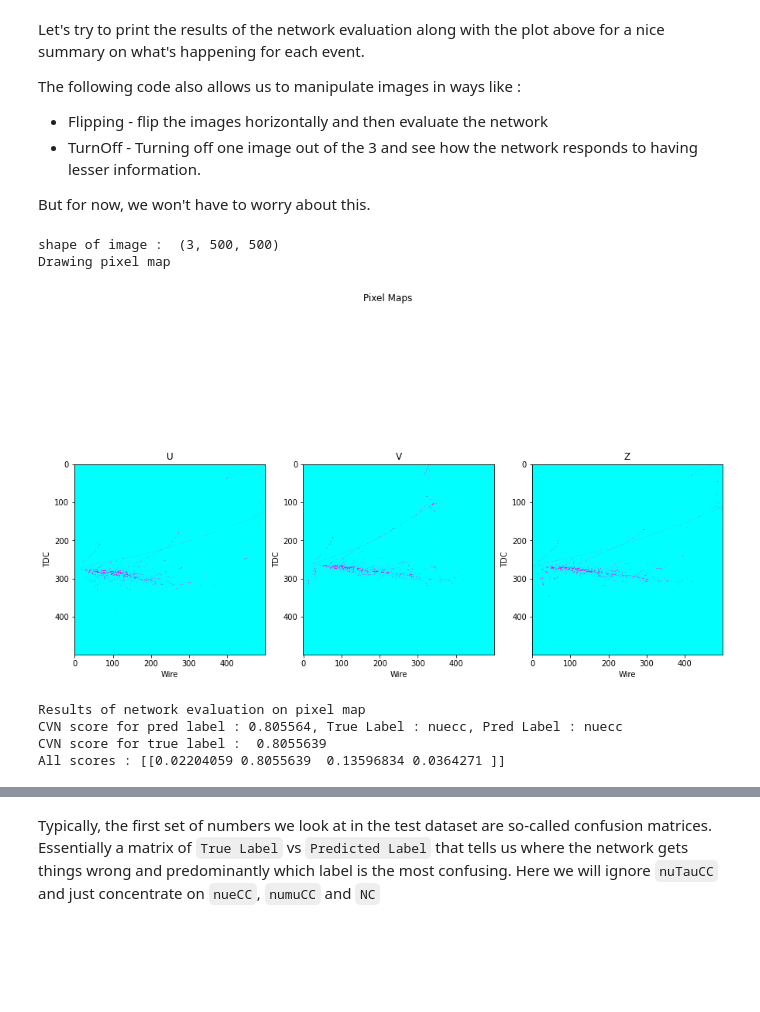
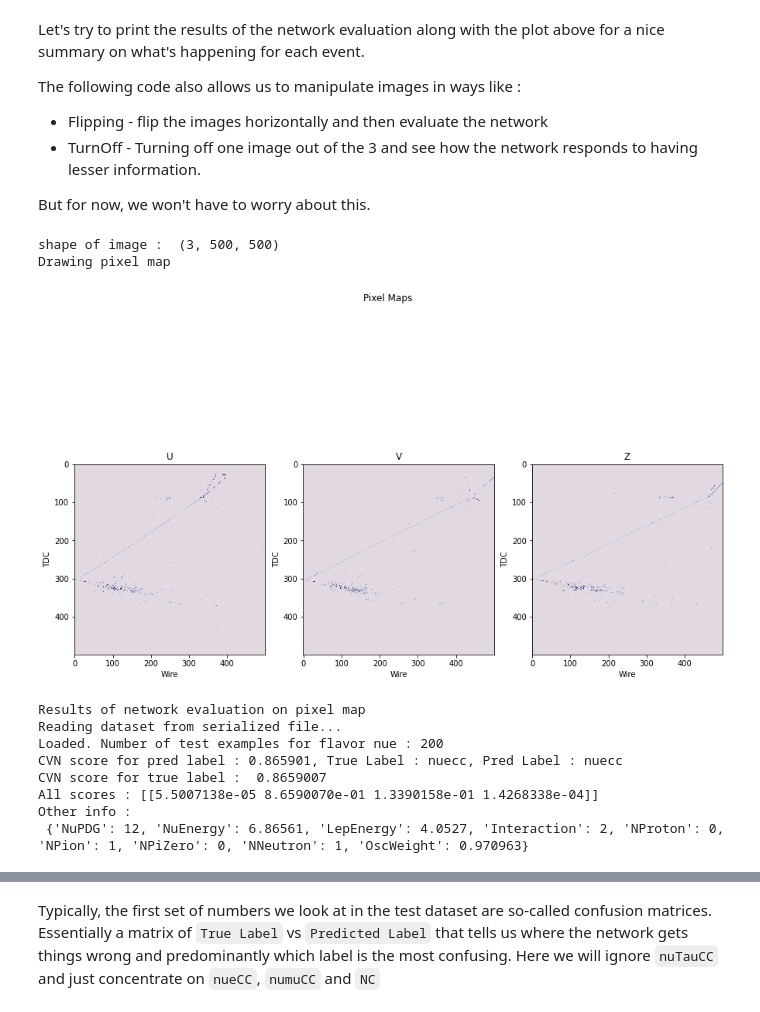
Before and after one commit to nitish-nayak/dune-cvn, a Jupyter notebook: dune_cvn_nusteam.ipynb, the cells around one changed output, grey strips where cells are left out. Saved outputs shown, nothing was run; the diff lists cells and outputs as text; code cells hidden in the pictures; blank space fills up the shorter version.

```diff
--- a/dune_cvn_nusteam.ipynb
+++ b/dune_cvn_nusteam.ipynb
@@ -106,6 +102,22 @@ def get_pixelmap(key, flav): # with a default value
     with open(path+'/event'+key+'.gz', 'rb') as image_file:
         pixels = np.fromstring(zlib.decompress(image_file.read()), dtype=np.uint8, sep='').reshape(3, 500, 500)
         return pixels
+# %%
+def get_eventinfo(key, flav):
+    path = TEST_PARAMS['images_path']+'/'+flav
+    ret = {}
+    with open(path+'/event'+key+'.info', 'rb') as info_file:
+        info = info_file.readlines()
+        ret['NuPDG'] = int(info[7].strip())
+        ret['NuEnergy'] = float(info[1])
+        ret['LepEnergy'] = float(info[2])
+        ret['Interaction'] = int(info[0].strip()) % 4
+        ret['NProton'] = int(info[8].strip())
+        ret['NPion'] = int(info[9].strip())
+        ret['NPiZero'] = int(info[10].strip())
+        ret['NNeutron'] = int(info[11].strip())
+        ret['OscWeight'] = float(info[6])
+    return ret
 # %%
 get_pixelmap('0', 'nue')
 # %% [output]
@@ -140,12 +152,12 @@ def draw_single_pm(pm):
     titles = ['U', 'V', 'Z']
     for i in range(3):
         maps = np.swapaxes(pm[i], 0, 1)
-        axs[i].imshow(maps, interpolation='none', cmap='cool')
+        axs[i].imshow(maps, interpolation='none', cmap='twilight')
         axs[i].set_xlabel('Wire')
         axs[i].set_ylabel('TDC')
         axs[i].title.set_text(titles[i])
     plt.show()
 # %%
-pm = get_pixelmap('15', 'nue')
+pm = get_pixelmap('2', 'nue')
 draw_single_pm(pm)
 # %% [output]
@@ -191,9 +237,10 @@ The following code also allows us to manipulate images in ways like :
 But for now, we won't have to worry about this.
 # %%
 # print results of network evaluation on input image
-def print_pminfo(pm, ID):
+def print_pminfo(pm, ID, flav):
     print('Results of network evaluation on pixel map')
     scores = model.predict(convert_pm(pm))
+    IDs, labels = get_labels(flav)
     flav_score = np.max(scores[1], axis=1)
     flav_pred = np.argmax(scores[1], axis=1)
     print('CVN score for pred label : %f, True Label : %s, Pred Label : %s'%
@@ -207,6 +254,7 @@ def print_pminfo(pm, ID):
 def show_pminfo(key, flav, flip=False, turnoff=None):
 
     pm = get_pixelmap(key, flav)
+    info = get_eventinfo(key, flav)
     print('shape of image : ', pm.shape)
     print('Drawing pixel map')
     pm2 = pm
@@ -221,14 +269,19 @@ def show_pminfo(key, flav, flip=False, turnoff=None):
         pm2[turnoff] = np.zeros(pm[turnoff].shape, dtype=np.uint8)
 
     draw_single_pm(pm2)
-    print_pminfo(pm2, key)
+    print_pminfo(pm2, key, flav)
+    print("Other info : \n", info)
 # %%
-show_pminfo('15', 'nue')
+show_pminfo('2', 'nue')
 # %% [output]
 shape of image :  (3, 500, 500)
 Drawing pixel map
-[figure, old version]
+[figure, new version]
 Results of network evaluation on pixel map
-CVN score for pred label : 0.805564, True Label : nuecc, Pred Label : nuecc
-CVN score for true label :  0.8055639
-All scores : [[0.02204059 0.8055639  0.13596834 0.0364271 ]]
+Reading dataset from serialized file...
+Loaded. Number of test examples for flavor nue : 200
+CVN score for pred label : 0.865901, True Label : nuecc, Pred Label : nuecc
+CVN score for true label :  0.8659007
+All scores : [[5.5007138e-05 8.6590070e-01 1.3390158e-01 1.4268338e-04]]
+Other info :
+ {'NuPDG': 12, 'NuEnergy': 6.86561, 'LepEnergy': 4.0527, 'Interaction': 2, 'NProton': 0, 'NPion': 1, 'NPiZero': 0, 'NNeutron': 1, 'OscWeight': 0.970963}
```
Also changed, not shown: parts of 22 cells of this notebook.
